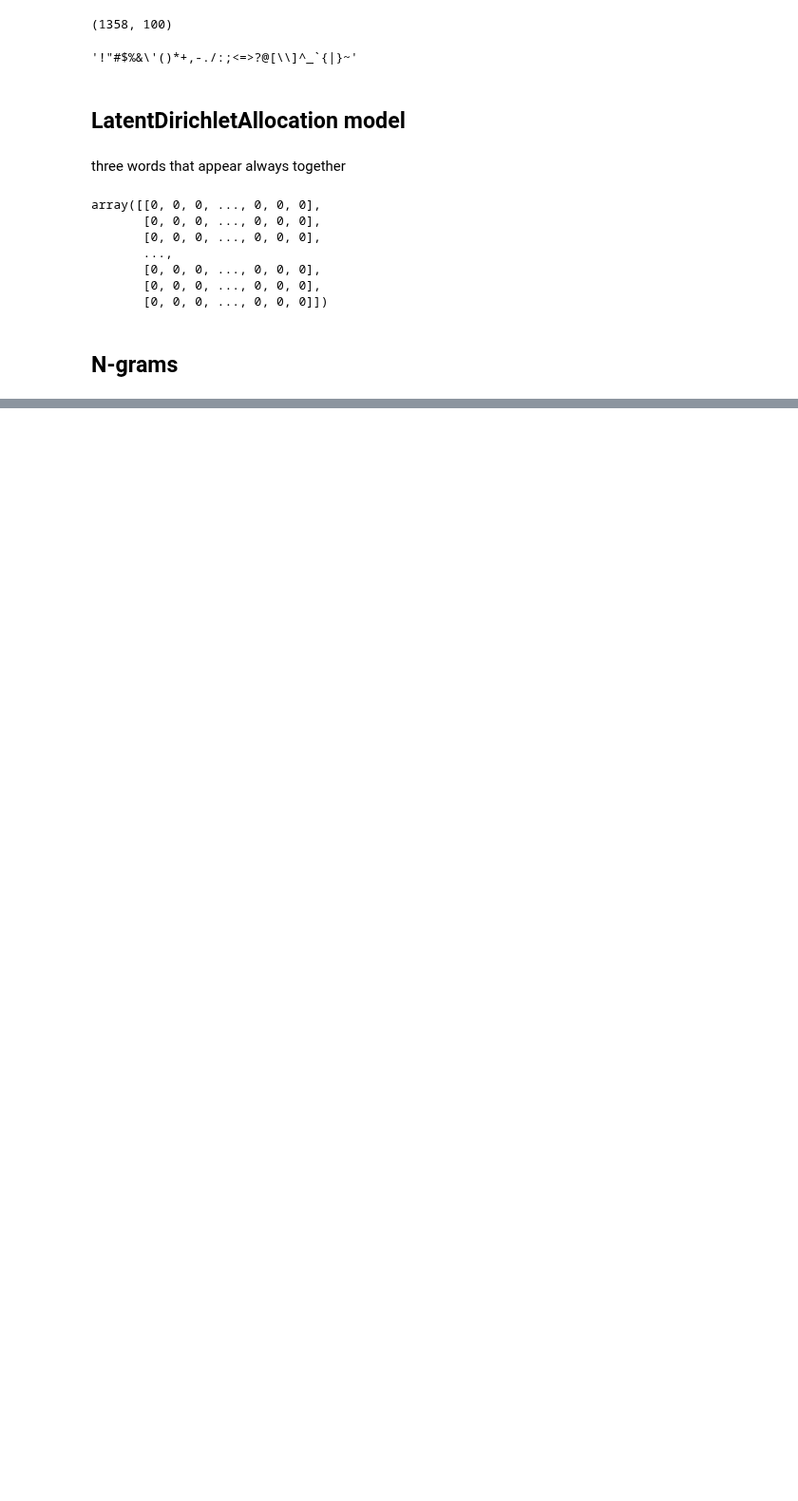
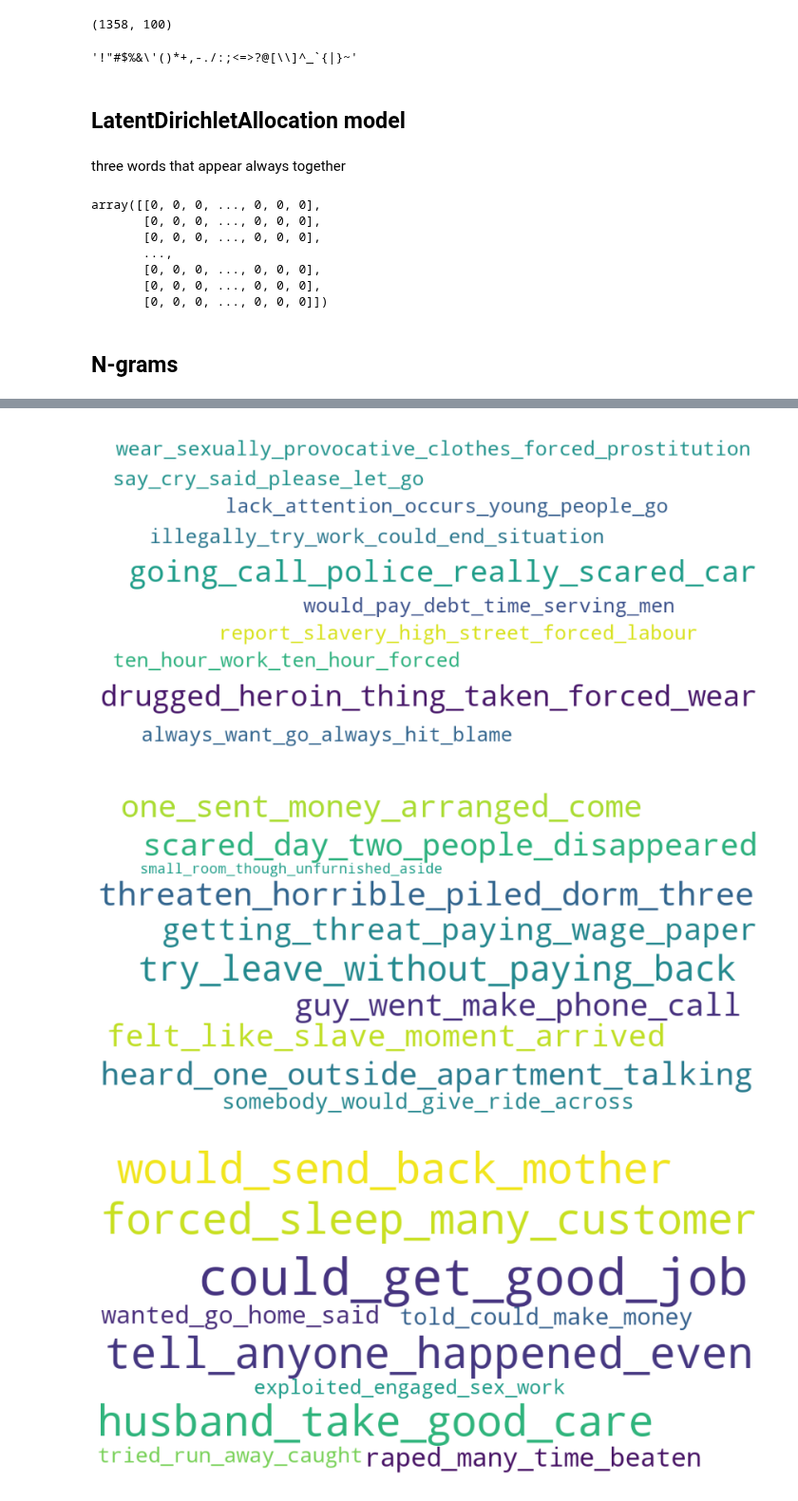
Before and after one commit to lampu98/ht_project, a Jupyter notebook: notebooks/n-grams_analysis.ipynb, the cells around one changed output, grey strips where cells are left out. Shown at 95% size. Drawn from its saved outputs; the diff is of its cells as text; code cells hidden in the pictures; blank space fills up the shorter version.

```diff
--- a/notebooks/n-grams_analysis.ipynb
+++ b/notebooks/n-grams_analysis.ipynb
@@ -231,0 +198,11 @@ get_top_6_words(text["clean_text"], n=None)
+# %%
+Three_words_list = ['work want go rest get',
+ 'want go rest get hell',
+ 'made feel sad see old',
+ 'feel sad see old man',
+ 'sad see old man tired']
+Three_words_list_1 = []
+i = 0
+for element in Three_words_list:
+    Three_words_list_1.append(Three_words_list[i].replace(' ', '_'))
+    i+=1
@@ -231,0 +276,44 @@ get_top_6_words(text["clean_text"], n=None)
+# %%
+import matplotlib.pyplot as plt
+from wordcloud import WordCloud
+
+#convert list to string and generate
+unique_string=(" ").join(the_6)
+wordcloud = WordCloud(width = 1000, height = 500, background_color='white').generate(unique_string)
+plt.figure(figsize=(15,8))
+plt.imshow(wordcloud)
+plt.axis("off")
+plt.savefig("the_6"+".png", bbox_inches='tight')
+plt.show()
+plt.close()
+
+unique_string=(" ").join(the_5)
+wordcloud = WordCloud(width = 1000, height = 500, background_color='white').generate(unique_string)
+plt.figure(figsize=(15,8))
+plt.imshow(wordcloud)
+plt.axis("off")
+plt.savefig("the_5"+".png", bbox_inches='tight')
+plt.show()
+plt.close()
+
+unique_string=(" ").join(the_4)
+wordcloud = WordCloud(width = 1000, height = 500, background_color='white').generate(unique_string)
+plt.figure(figsize=(15,8))
+plt.imshow(wordcloud)
+plt.axis("off")
+plt.savefig("the_4"+".png", bbox_inches='tight')
+plt.show()
+plt.close()
+
+unique_string=(" ").join(the_3)
+wordcloud = WordCloud(width = 1000, height = 500, background_color='white').generate(unique_string)
+plt.figure(figsize=(15,8))
+plt.imshow(wordcloud)
+plt.axis("off")
+plt.savefig("the_3"+".png", bbox_inches='tight')
+plt.show()
+plt.close()
+# %% [output]
+[figure, added]
+[figure, added]
+[figure, added]
```
Also changed, not shown: parts of 16 cells of this notebook, 6 other files.
